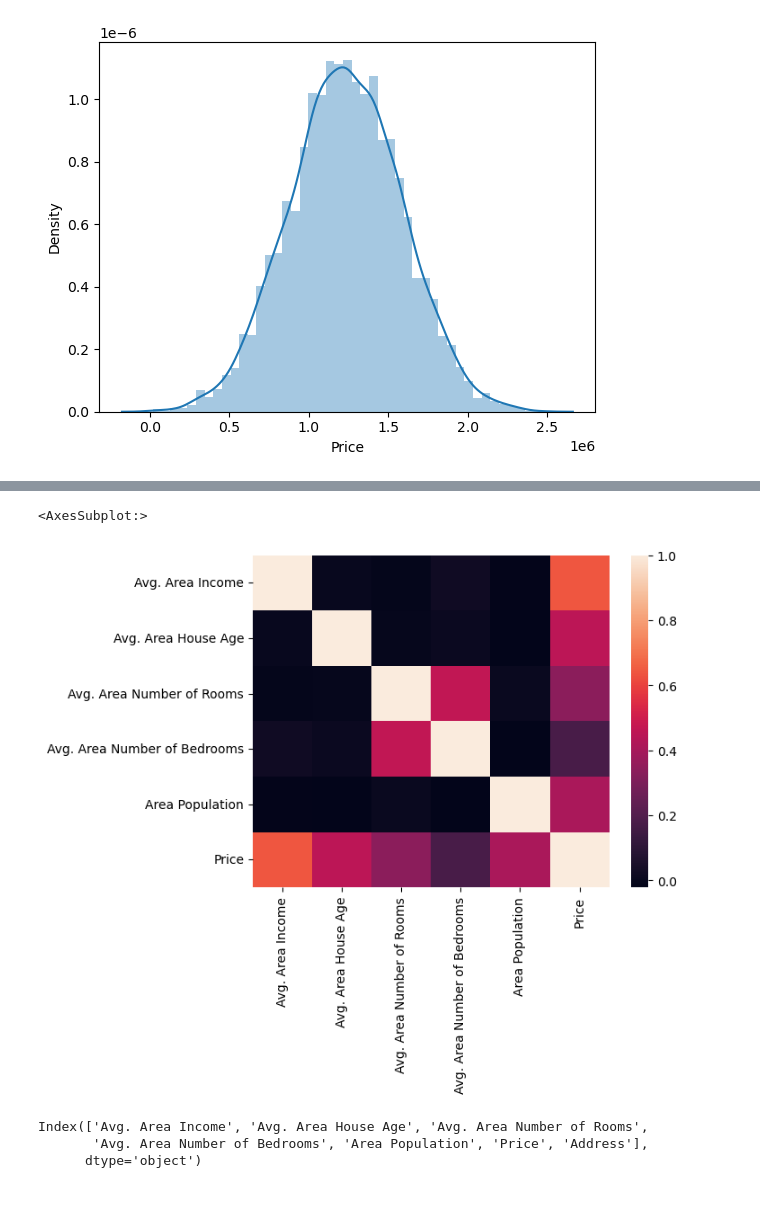
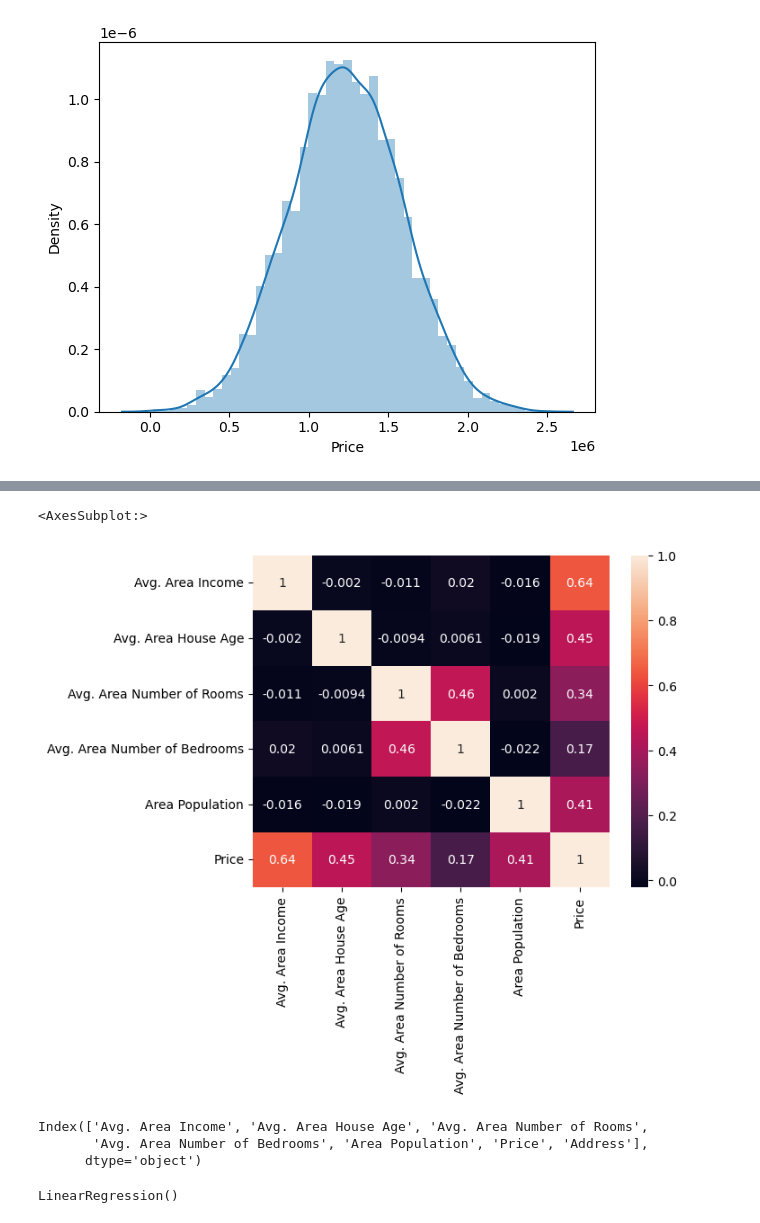
Before and after one commit to efunnuga-bamidele/Machine-Learning-Bootcamp, a Jupyter notebook: Linear Regression.ipynb, the cells around one changed output, grey strips where cells are left out. Cells and saved outputs as stored; diff of their text form; code cells hidden in the pictures.

Commit message:
implement Linear Regression for the Dataset

```diff
--- a/Linear Regression.ipynb
+++ b/Linear Regression.ipynb
@@ -56,10 +56,10 @@ df.corr()
 | Area Population | -0.016234 | -0.018743 | 0.002040 | -0.022168 | 1.000000 | ... |
 | Price | 0.639734 | 0.452543 | 0.335664 | 0.171071 | 0.408556 | ... |
 # %%
-sns.heatmap(df.corr())
+sns.heatmap(df.corr(), annot=True)
 # %% [output]
 <AxesSubplot:>
-[figure, old version]
+[figure, new version]
 # %%
 df.columns
 # %% [output]
@@ -75,0 +83,4 @@ from sklearn.cross_va
+# %%
+lm.fit(X_train, y_train)
+# %% [output]
+LinearRegression()
```
Also changed, not shown: parts of 15 cells of this notebook.
